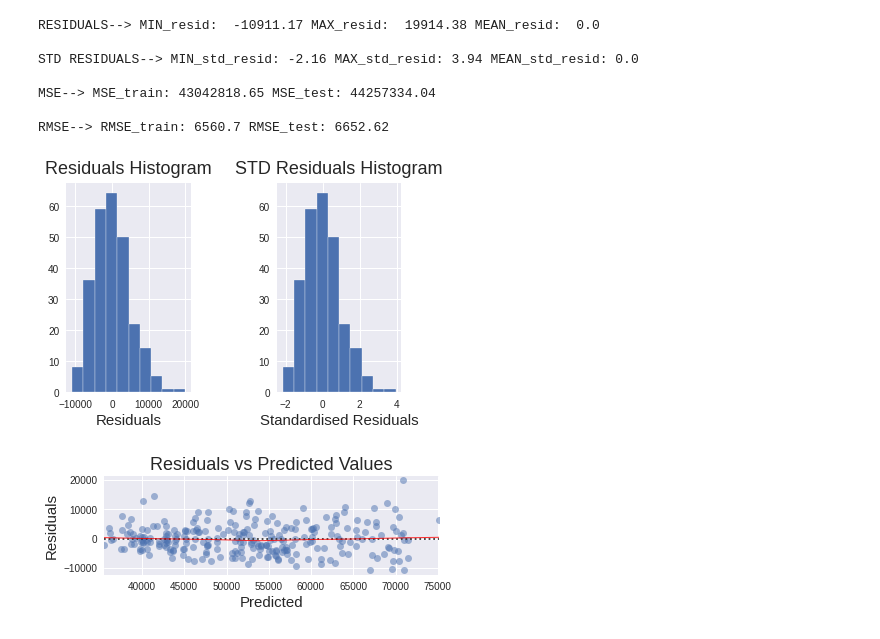
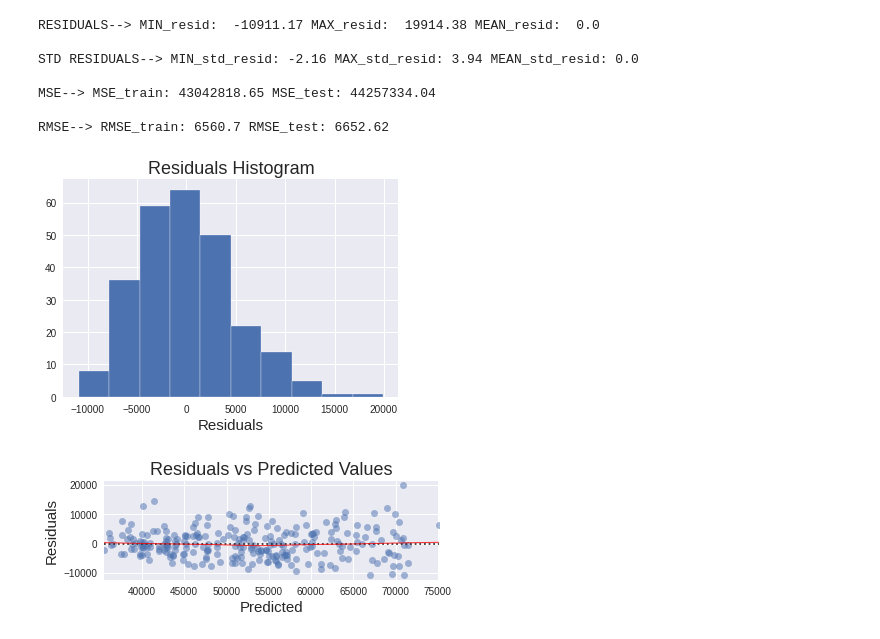
Before and after one commit to Shalom91/MultipleReg, a Jupyter notebook: multiple_regression.ipynb, the cells around one changed output. Cells and saved outputs as stored; diff of their text form; code cells hidden in the pictures.

Commit message:
changed Plotter class

```diff
--- a/multiple_regression.ipynb
+++ b/multiple_regression.ipynb
@@ -167,12 +159,12 @@ MSE--> MSE_train: 43042818.65 MSE_test: 44257334.04
 
 RMSE--> RMSE_train: 6560.7 RMSE_test: 6652.62
 # %%
-model_1 = Plotter(y_train, y_pred_train, salary_model)
+model_1 = HistogramPlotter(y_train, y_pred_train, salary_model)
 model_2 = Plotter(y_train, y_pred_train_2, salary_model_2)
 
-Plotter.plot_hist(model_1)
+HistogramPlotter.plot(model_1)
 # %% [output]
-[figure, old version]
+[figure, new version]
 # %%
 model_1 = ScatterPlotter(y_train, y_pred_train, salary_model, train)
 model_2 = ScatterPlotter(y_train, y_pred_train_2, salary_model_2, train)
```
Also changed, not shown: parts of 5 cells of this notebook, 1 other file.
